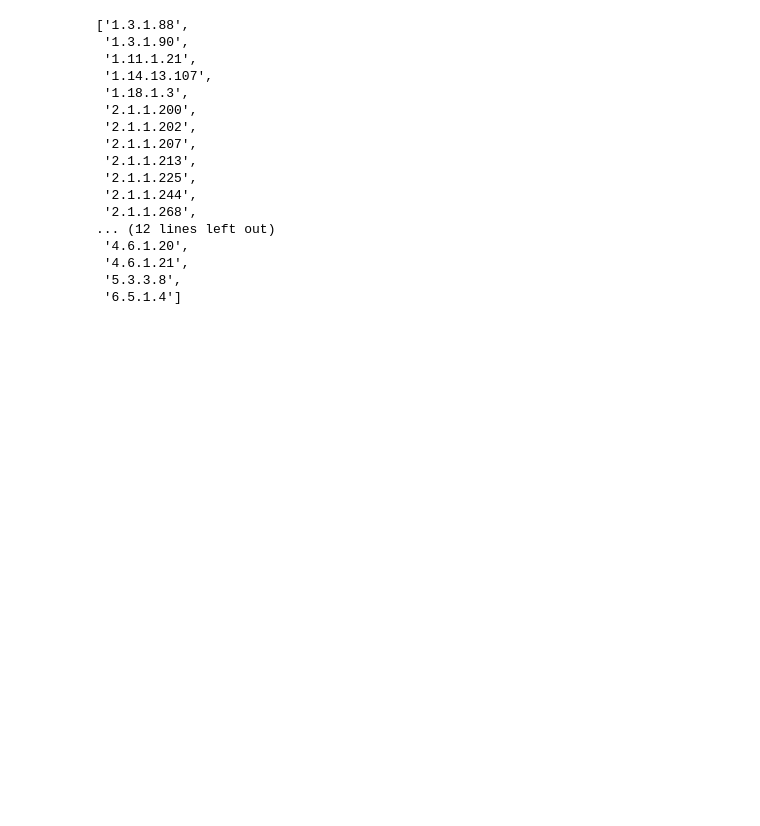
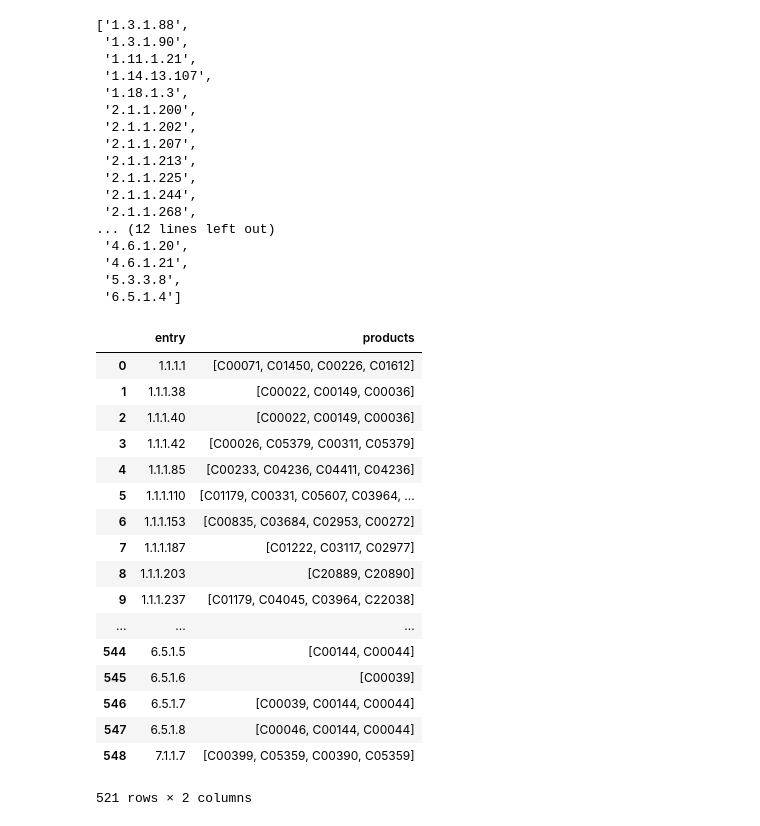
Before and after one commit to theicechol/metamoles, a Jupyter notebook: notebooks/KEGG_datacleaning.ipynb, the cells around one changed output. Drawn from its saved outputs; the diff is of its cells as text; code cells hidden in the pictures; blank space fills up the shorter version.

```diff
--- a/notebooks/KEGG_datacleaning.ipynb
+++ b/notebooks/KEGG_datacleaning.ipynb
@@ -280,3 +262,27 @@ no_noncofactorcompound
  '6.5.1.4']
 # %%
 #cleaned_promiscuous_enzyme_df.to_csv("../datasets/cleaned_promiscous_enzyme_df.csv", header=['entry','product'])
+# %%
+noNAenzyme = cleaned_promiscuous_enzyme_df.loc[cleaned_promiscuous_enzyme_df['product']!='NA']
+# %%
+noNAenzyme = noNAenzyme.rename(columns={'product':'products'})
+noNAenzyme
+# %% [output]
+|  | entry | products |
+| 0 | 1.1.1.1 | [C00071, C01450, C00226, C01612] |
+| 1 | 1.1.1.38 | [C00022, C00149, C00036] |
+| 2 | 1.1.1.40 | [C00022, C00149, C00036] |
+| 3 | 1.1.1.42 | [C00026, C05379, C00311, C05379] |
+| 4 | 1.1.1.85 | [C00233, C04236, C04411, C04236] |
+| 5 | 1.1.1.110 | [C01179, C00331, C05607, C03964, ... |
+| 6 | 1.1.1.153 | [C00835, C03684, C02953, C00272] |
+| 7 | 1.1.1.187 | [C01222, C03117, C02977] |
+| 8 | 1.1.1.203 | [C20889, C20890] |
+| 9 | 1.1.1.237 | [C01179, C04045, C03964, C22038] |
+| ... | ... | ... |
+| 544 | 6.5.1.5 | [C00144, C00044] |
+| 545 | 6.5.1.6 | [C00039] |
+| 546 | 6.5.1.7 | [C00039, C00144, C00044] |
+| 547 | 6.5.1.8 | [C00046, C00144, C00044] |
+| 548 | 7.1.1.7 | [C00399, C05359, C00390, C05359] |
+521 rows × 2 columns
```
Also changed, not shown: parts of 10 cells of this notebook.
